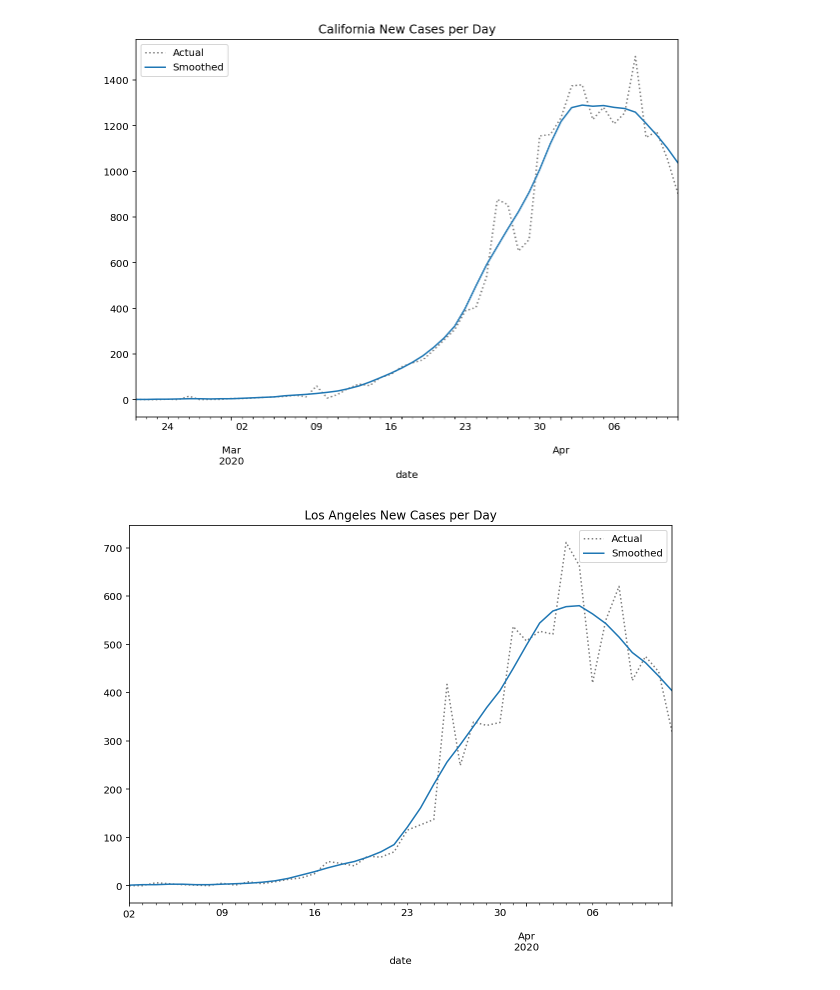
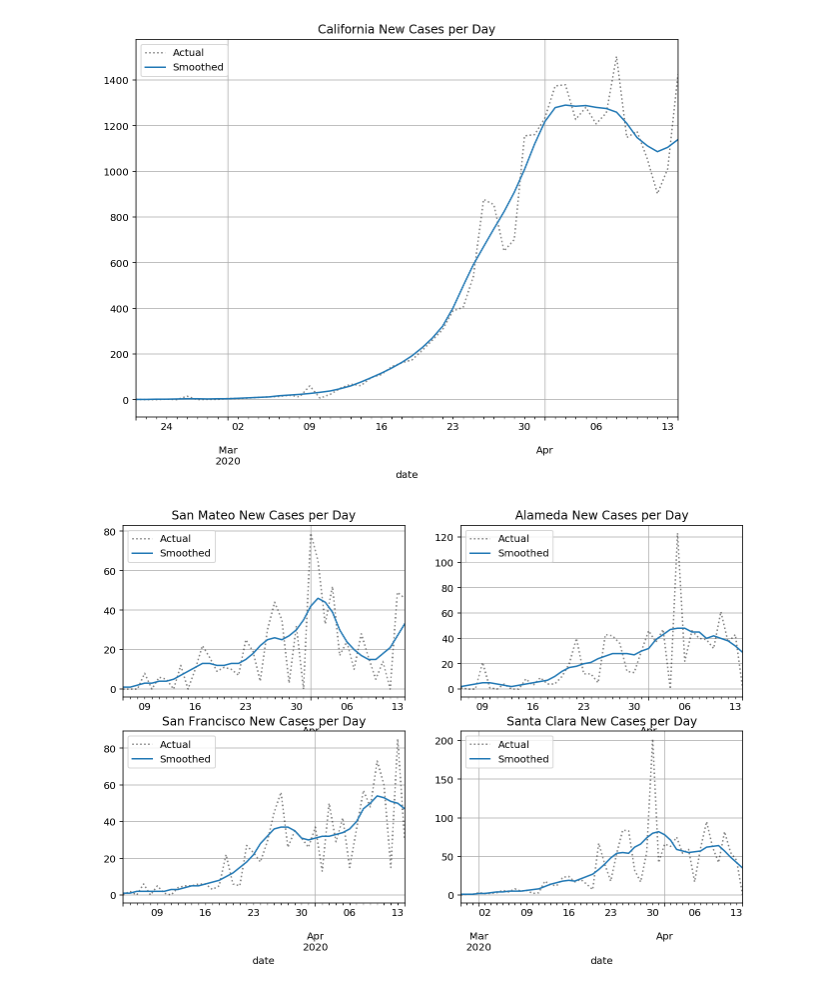
Before and after one commit to darenr/covid19, a Jupyter notebook: analysis-ca-covid19-v1.ipynb, the cells around one changed output. Saved outputs shown, nothing was run; the diff lists cells and outputs as text; code cells hidden in the pictures.

```diff
--- a/analysis-ca-covid19-v1.ipynb
+++ b/analysis-ca-covid19-v1.ipynb
@@ -49,15 +49,15 @@ original.plot(title=f"{state_name} New Cases per Day",
                c='k',
                linestyle=':',
                alpha=.5,
+               grid=True,
                label='Actual',
                legend=True,
-             figsize=(700/72, 500/72))
+               figsize=(700/72, 500/72))
 
-ax = smoothed.plot(label='Smoothed',
-                   legend=True)
+ax = smoothed.plot(label='Smoothed', legend=True, grid=True)
 ax.get_figure().set_facecolor('w')
 # %% [output]
-[figure, old version]
+[figure, new version]
 # %%
 url = 'https://raw.githubusercontent.com/nytimes/covid-19-data/master/us-counties.csv'
 counties = pd.read_csv(url,
@@ -70,43 +70,52 @@ counties = counties[counties.state=='California']\
     .drop(columns=['state'])\
     .sort_index()
 # %%
-county_name = 'Los Angeles'
+
 
 def prepare_cases(cases):
     new_cases = cases.diff()
 
     smoothed = new_cases.rolling(7,
         win_type='gaussian',
         min_periods=0,
         center=True).mean(std=2).round()
 
     zeros = smoothed.index[smoothed.eq(0)]
     if len(zeros) == 0:
         idx_start = 0
     else:
         last_zero = zeros.max()
         idx_start = smoothed.index.get_loc(last_zero) + 1
     smoothed = smoothed.iloc[idx_start:]
     original = new_cases.loc[smoothed.index]
 
     return original, smoothed
 
-cases = counties.xs(county_name)\
-    .squeeze()\
-    .rename(f"{county_name} cases")
+county_names = ['San Mateo', 'Alameda', 'San Francisco', 'Santa Clara']
 
-original, smoothed = prepare_cases(cases)
+fig, axs = plt.subplots(2, 2)
 
-original.plot(title=f"{county_name} New Cases per Day",
-               c='k',
-               linestyle=':',
-               alpha=.5,
-               label='Actual',
-               legend=True,
-             figsize=(700/72, 500/72))
+for i, county_name in enumerate(county_names):
+    coords = [int(x) for x in list(f"{i:02b}")]
+    ax = axs[coords[0], coords[1]]
 
-ax = smoothed.plot(label='Smoothed',
-                   legend=True)
-ax.get_figure().set_facecolor('w')
+    cases = counties.xs(county_name)\
+        .squeeze()\
+        .rename(f"{county_name} cases")
+
+    original, smoothed = prepare_cases(cases)
+
+    original.plot(title=f"{county_name} New Cases per Day",
+                  c='k',
+                  linestyle=':',
+                  alpha=.5,
+                  label='Actual',
+                  legend=True,
+                  grid=True,
+                  figsize=(800/72, 500/72),
+                  ax=ax)
+
+    smoothed.plot(label='Smoothed', legend=True, grid=True, ax=ax)
+    fig.set_facecolor('w')
 # %% [output]
-[figure, old version]
+[figure, new version]
```
